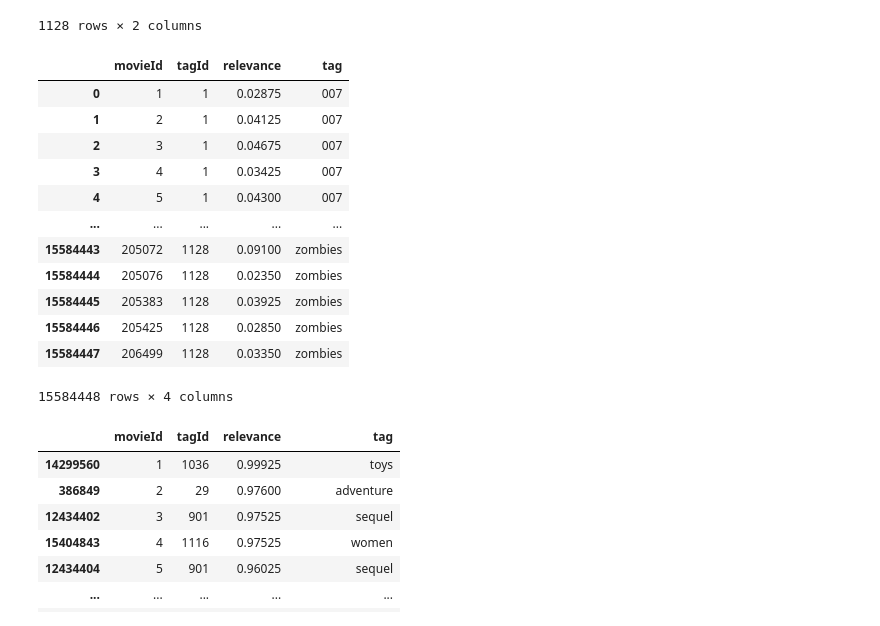
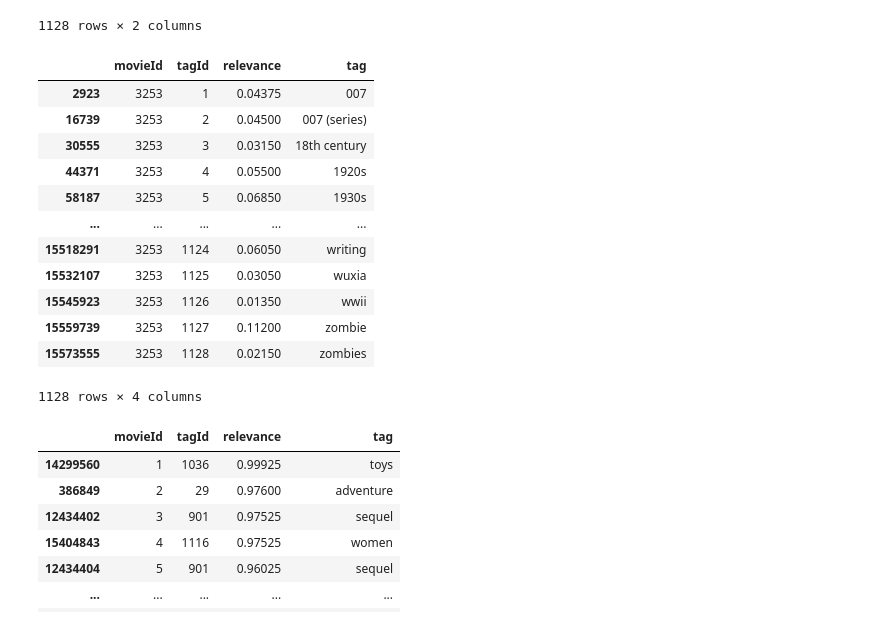
Before and after one commit to BartBachrach/Yellow_Project, a Jupyter notebook: ML_Prototype.ipynb, the cells around one changed output. Saved outputs shown, nothing was run; the diff lists cells and outputs as text; code cells hidden in the pictures.

```diff
--- a/ML_Prototype.ipynb
+++ b/ML_Prototype.ipynb
@@ -188,20 +196,21 @@ tags_df
 | 1127 | 1128 | zombies |
 1128 rows × 2 columns
 # %%
+# merge the tags and scores dataframes
 joined_tags = pd.merge(scores_df, tags_df, on='tagId')
-joined_tags
+joined_tags.loc[joined_tags['movieId'] == 3253]
 # %% [output]
 |  | movieId | tagId | relevance | tag |
-| 0 | 1 | 1 | 0.02875 | 007 |
-| 1 | 2 | 1 | 0.04125 | 007 |
-| 2 | 3 | 1 | 0.04675 | 007 |
-| 3 | 4 | 1 | 0.03425 | 007 |
-| 4 | 5 | 1 | 0.04300 | 007 |
+| 2923 | 3253 | 1 | 0.04375 | 007 |
+| 16739 | 3253 | 2 | 0.04500 | 007 (series) |
+| 30555 | 3253 | 3 | 0.03150 | 18th century |
+| 44371 | 3253 | 4 | 0.05500 | 1920s |
+| 58187 | 3253 | 5 | 0.06850 | 1930s |
 | ... | ... | ... | ... | ... |
-| 15584443 | 205072 | 1128 | 0.09100 | zombies |
-| 15584444 | 205076 | 1128 | 0.02350 | zombies |
-| 15584445 | 205383 | 1128 | 0.03925 | zombies |
-| 15584446 | 205425 | 1128 | 0.02850 | zombies |
-| 15584447 | 206499 | 1128 | 0.03350 | zombies |
+| 15518291 | 3253 | 1124 | 0.06050 | writing |
+| 15532107 | 3253 | 1125 | 0.03050 | wuxia |
+| 15545923 | 3253 | 1126 | 0.01350 | wwii |
+| 15559739 | 3253 | 1127 | 0.11200 | zombie |
+| 15573555 | 3253 | 1128 | 0.02150 | zombies |
-15584448 rows × 4 columns
+1128 rows × 4 columns
 # %%
```
Also changed, not shown: parts of 28 cells of this notebook.
